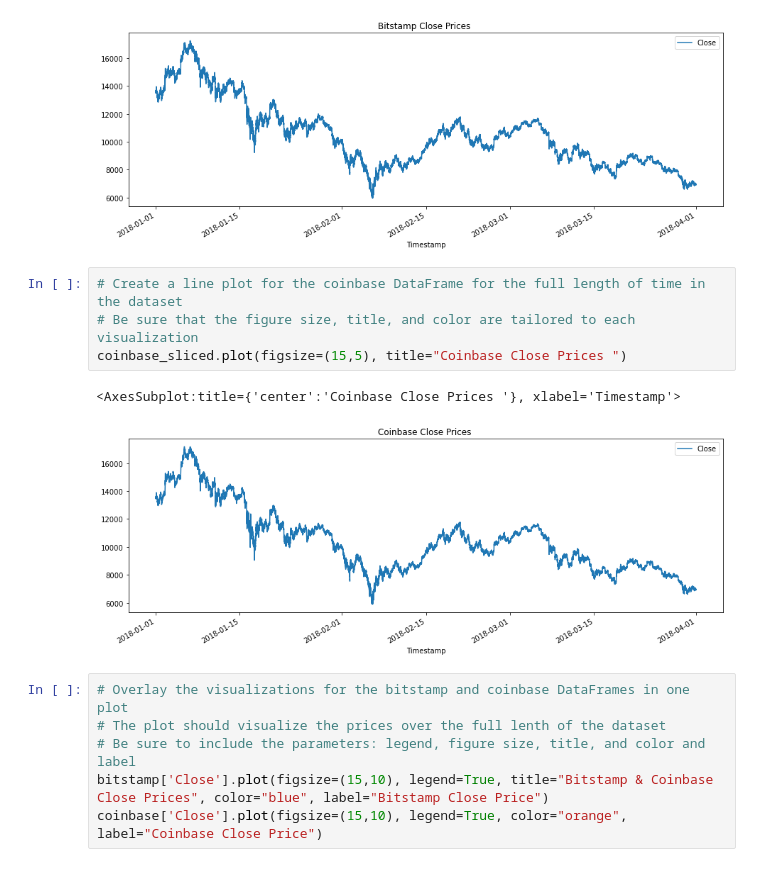
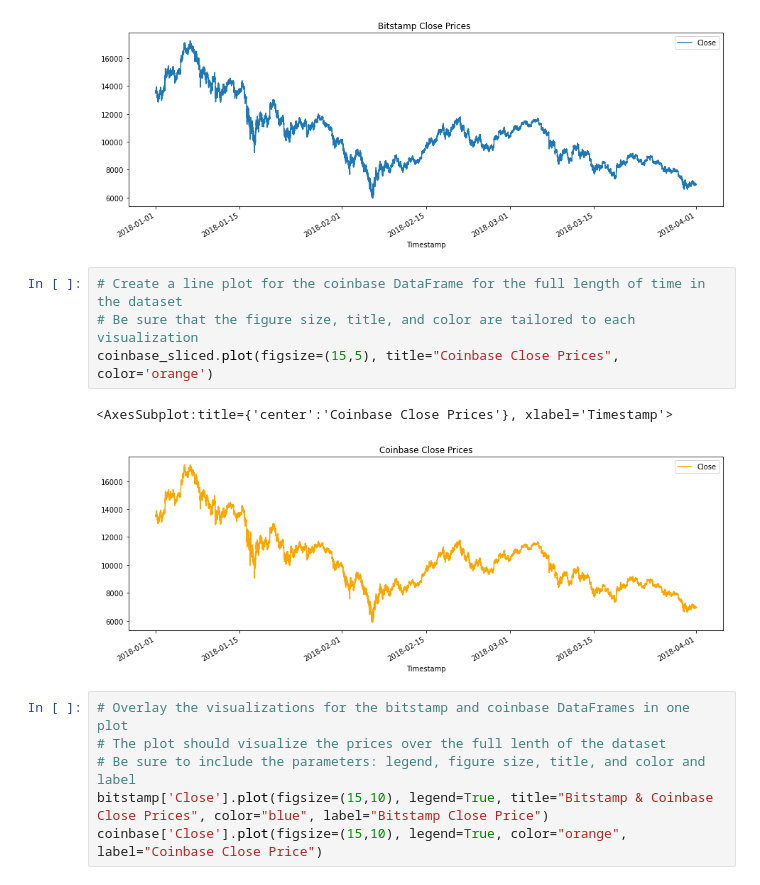
Before and after one commit to balllisaann/FinTech_Challenge_03_Bitcoin_Arbitrage, a Jupyter notebook: crypto_arbitrage.ipynb, the cells around one changed output. Cells and saved outputs as stored; diff of their text form.

```diff
--- a/crypto_arbitrage.ipynb
+++ b/crypto_arbitrage.ipynb
@@ -226,10 +226,10 @@ bitstamp_sliced.plot(figsize=(15,5), title="Bitstamp Close Prices ")
 # %%
 # Create a line plot for the coinbase DataFrame for the full length of time in the dataset
 # Be sure that the figure size, title, and color are tailored to each visualization
-coinbase_sliced.plot(figsize=(15,5), title="Coinbase Close Prices ")
+coinbase_sliced.plot(figsize=(15,5), title="Coinbase Close Prices", color='orange')
 # %% [output]
-<AxesSubplot:title={'center':'Coinbase Close Prices '}, xlabel='Timestamp'>
+<AxesSubplot:title={'center':'Coinbase Close Prices'}, xlabel='Timestamp'>
-[figure, old version]
+[figure, new version]
 # %%
 # Overlay the visualizations for the bitstamp and coinbase DataFrames in one plot
 # The plot should visualize the prices over the full lenth of the dataset
```
Also changed, not shown: parts of 23 cells of this notebook, 1 other file.
